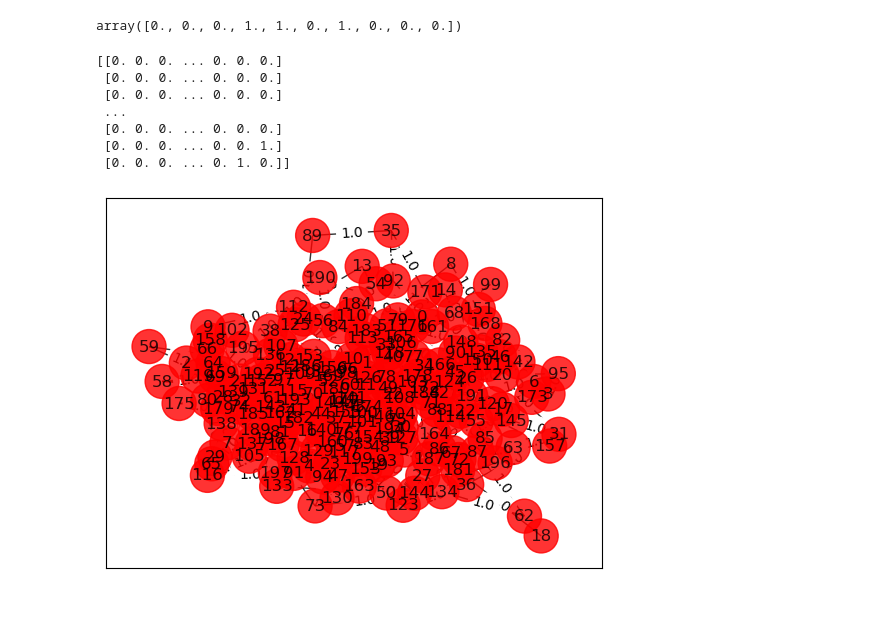
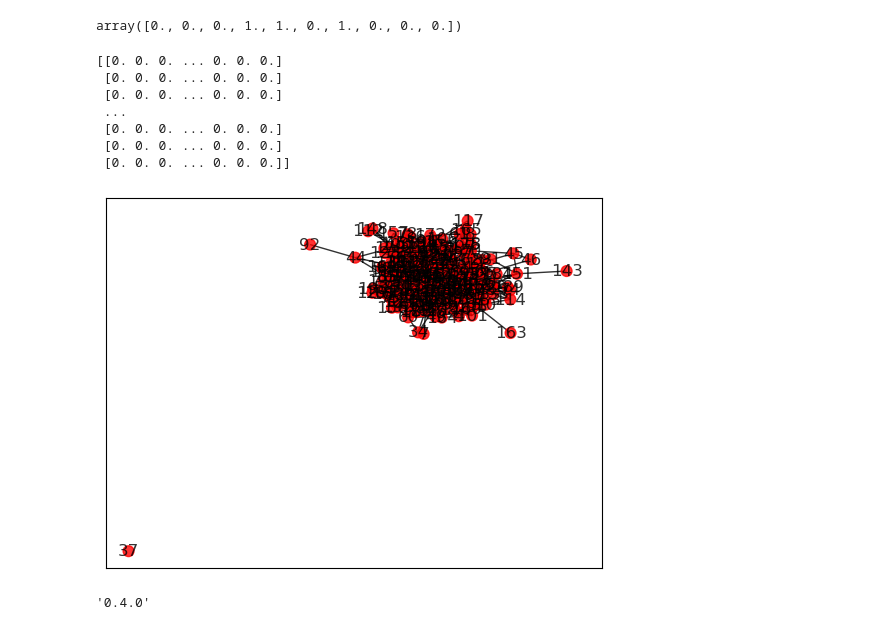
Before and after one commit to Korea-Quantum-Computing/quantum_tutorial, a Jupyter notebook: 3. Quantum Combinatorial Optimization.ipynb, the cells around one changed output. Cells and saved outputs as stored; diff of their text form; code cells hidden in the pictures.

```diff
--- a/3. Quantum Combinatorial Optimization.ipynb
+++ b/3. Quantum Combinatorial Optimization.ipynb
@@ -386,40 +383,39 @@ G.add_nodes_from(np.arange(0, n, 1))
 
 comb_item = list(combinations(range(n), 2))
 random_index = np.random.randint(1,n*(n-1)/2,3*n)
 random_edge = np.array(comb_item)[random_index]
 
 elist = [tuple(random_edge[i].tolist() + [1.0]) for i in range(3*n)]
 # tuple is (i,j,weight) where (i,j) is the edge
 G.add_weighted_edges_from(elist)
 
 colors = ["r" for node in G.nodes()]
 pos = nx.spring_layout(G)
 
 
-def draw_graph(G, colors, pos):
+def draw_graph(G, colors, pos,size=600):
     default_axes = plt.axes(frameon=True)
-    nx.draw_networkx(G, node_color=colors, node_size=600, alpha=0.8, ax=default_axes, pos=pos)
+    nx.draw_networkx(G, node_color=colors, node_size=size, alpha=0.8, ax=default_axes, pos=pos)
     edge_labels = nx.get_edge_attributes(G, "weight")
-    nx.draw_networkx_edge_labels(G, pos=pos, edge_labels=edge_labels)
 
-draw_graph(G, colors, pos)
+draw_graph(G, colors, pos,size=60)
 # Computing the weight matrix from the random graph
 w = np.zeros([n, n])
 for i in range(n):
     for j in range(n):
         temp = G.get_edge_data(i, j, default=0)
         if temp != 0:
             w[i, j] = temp["weight"]
 print(w)
 # %% [output]
 [[0. 0. 0. ... 0. 0. 0.]
  [0. 0. 0. ... 0. 0. 0.]
  [0. 0. 0. ... 0. 0. 0.]
  ...
  [0. 0. 0. ... 0. 0. 0.]
- [0. 0. 0. ... 0. 0. 1.]
- [0. 0. 0. ... 0. 1. 0.]]
+ [0. 0. 0. ... 0. 0. 0.]
+ [0. 0. 0. ... 0. 0. 0.]]
-[figure, old version]
+[figure, new version]
 # %%
 import time
 Q,beta = get_qb_from_adj(w)
@@ -436,6 +432,11 @@ x = np.array(opt_dwave.result)
 score_dwave = x@Q@x.T+beta@x.T
 x = np.array(opt_sa.result)
 score_sa = x@Q@x.T+beta@x.T
+# %%
+import qiskit_optimization
+qiskit_optimization.__version__
+# %% [output]
+'0.4.0'
 # %%
 print("Score :",score_dwave,", Operation Time :",time_dwave)
 # %% [output]
```
Also changed, not shown: parts of 8 cells of this notebook, 3 other files.
